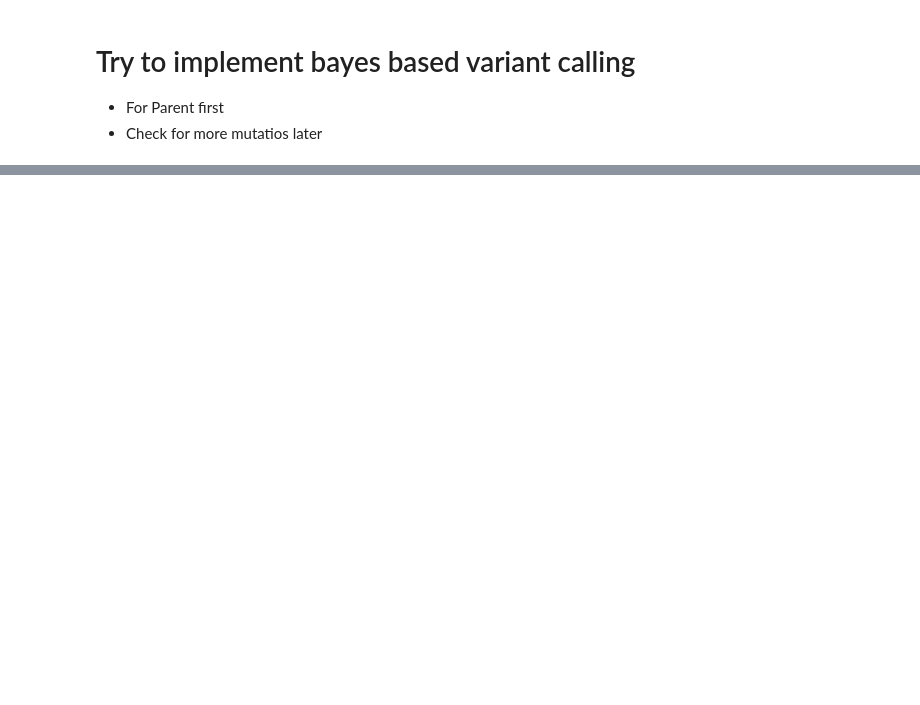
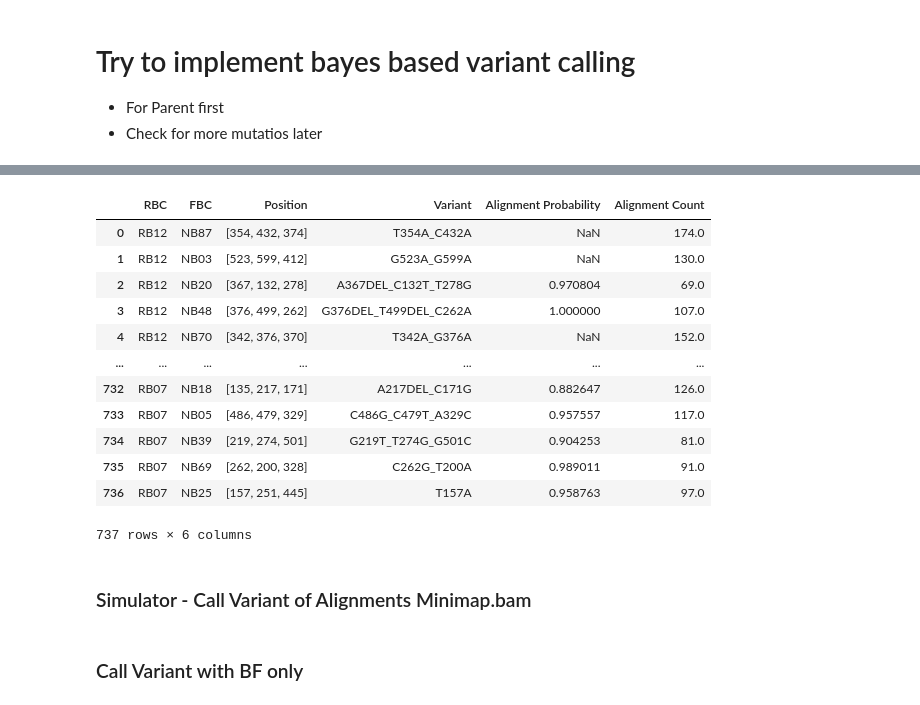
Before and after one commit to fhalab/LevSeq, a Jupyter notebook: examples/bayes_AF_analysis.ipynb, the cells around one changed output, grey strips where cells are left out. Cells and saved outputs as stored; diff of their text form; code cells hidden in the pictures; blank space fills up the shorter version.

```diff
--- a/examples/bayes_AF_analysis.ipynb
+++ b/examples/bayes_AF_analysis.ipynb
@@ -531,0 +597,27 @@ variant_df_soft
+# %%
+# Run for barcode simulater
+demultiplex_folder = Path("/home/emre/minION_results/TamLQV96_sup/Demultiplex_cpp_70")
+template_seq = "/home/emre/tam-lqv.fasta"
+ref_name = "Tam-LQV"
+barcode_dicts = analyser.get_barcode_dict(demultiplex_folder, "NB", "RB")
+
+
+variants = get_variant_df_soft(demultiplex_folder, template_seq, ref_name, barcode_dicts, merge = False, min_depth= 5, padding=0, rowwise=True)
+# %%
+from tqdm import tqdm
+for var_path in tqdm(folders):
+    var_name = os.path.basename(var_path)
+    depths = glob.glob(f"{var_path}/depth*")
+    for depth in depths:
+
+        bam_file = os.path.join(depth, "alignment_minimap.bam")
+
+        if not os.path.exists(os.path.join(depth, "alignment_minimap.bam")):
+            print(f"Alignment file in {depth} does not exist, running alignment and indexing")
+            analyser.run_alignment_and_indexing(ref_seq, depth)
+
+        else:
+            print("Variant exists", depth)
+            nn_variants = get_variant_soft(bam_file, template_seq, ref_name, padding = 50)
+            print(nn_variants)
+            break
@@ -531,0 +648,6 @@ variant_df_soft
+# %%
+demultiplexer_path = Path("/home/emre/minION_results/20231130_RL-5sites-8plates_flongle_sup/Demultiplex_cpp_70")
+#demultiplexer_path = Path("/home/emre/minION_results/20231130_RL-5sites-8plates_flongle_sup/test_alignment")
+ref_name = "ParPgb"
+template_seq = "/home/emre/minION_results/ParPgb.fasta"
+barcode_dicts = analyser.get_barcode_dict(demultiplexer_path, "NB", "RB")
@@ -531,0 +677,2 @@ variant_df_soft
+# %%
+variant_df = get_variant_df_soft(demultiplexer_path, template_seq, ref_name, barcode_dicts, merge = False, min_depth= 5, padding=0, alignment_name="alignment_minimap_site_saturation.bam")
@@ -531,0 +682,18 @@ variant_df_soft
+# %%
+pd.DataFrame(variant_df)
+# %% [output]
+|  | RBC | FBC | Position | Variant | Alignment Probability | Alignment Count |
+| 0 | RB12 | NB87 | [354, 432, 374] | T354A_C432A | NaN | 174.0 |
+| 1 | RB12 | NB03 | [523, 599, 412] | G523A_G599A | NaN | 130.0 |
+| 2 | RB12 | NB20 | [367, 132, 278] | A367DEL_C132T_T278G | 0.970804 | 69.0 |
+| 3 | RB12 | NB48 | [376, 499, 262] | G376DEL_T499DEL_C262A | 1.000000 | 107.0 |
+| 4 | RB12 | NB70 | [342, 376, 370] | T342A_G376A | NaN | 152.0 |
+| ... | ... | ... | ... | ... | ... | ... |
+| 732 | RB07 | NB18 | [135, 217, 171] | A217DEL_C171G | 0.882647 | 126.0 |
+| 733 | RB07 | NB05 | [486, 479, 329] | C486G_C479T_A329C | 0.957557 | 117.0 |
+| 734 | RB07 | NB39 | [219, 274, 501] | G219T_T274G_G501C | 0.904253 | 81.0 |
+| 735 | RB07 | NB69 | [262, 200, 328] | C262G_T200A | 0.989011 | 91.0 |
+| 736 | RB07 | NB25 | [157, 251, 445] | T157A | 0.958763 | 97.0 |
+737 rows × 6 columns
+# %% [markdown]
+### Simulator - Call Variant of Alignments Minimap.bam
@@ -531,0 +737,2 @@ variant_df_soft
+# %% [markdown]
+### Call Variant with BF only
```
Also changed, not shown: parts of 22 cells of this notebook, 11 other files.
